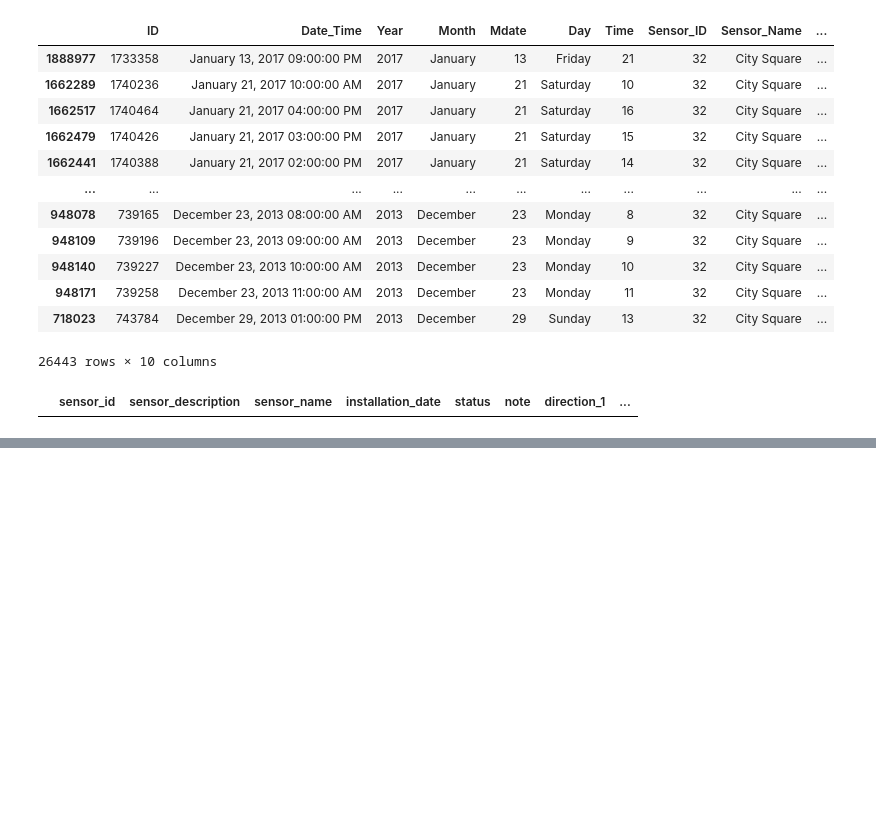
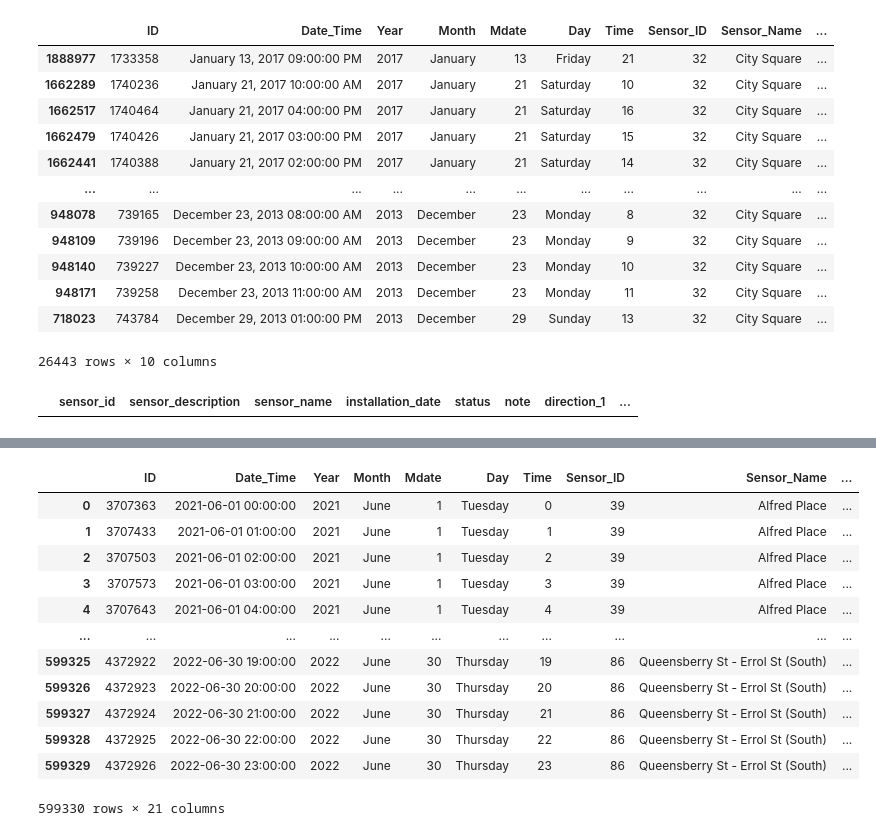
Before and after one commit to thanaboonmu/pedestrian_analysis, a Jupyter notebook: analysis.ipynb, the cells around one changed output, grey strips where cells are left out. Cells and saved outputs as stored; diff of their text form; code cells hidden in the pictures; blank space fills up the shorter version.

```diff
--- a/analysis.ipynb
+++ b/analysis.ipynb
@@ -199,0 +250,18 @@ lockdown_df_mean
+# %%
+past_year_df = active_sensor_df[active_sensor_df.Date_Time >= pd.to_datetime('2021-06-01')].reset_index(drop=True)
+# %%
+past_year_df
+# %% [output]
+|  | ID | Date_Time | Year | Month | Mdate | Day | Time | Sensor_ID | Sensor_Name | ... |
+| 0 | 3707363 | 2021-06-01 00:00:00 | 2021 | June | 1 | Tuesday | 0 | 39 | Alfred Place | ... |
+| 1 | 3707433 | 2021-06-01 01:00:00 | 2021 | June | 1 | Tuesday | 1 | 39 | Alfred Place | ... |
+| 2 | 3707503 | 2021-06-01 02:00:00 | 2021 | June | 1 | Tuesday | 2 | 39 | Alfred Place | ... |
+| 3 | 3707573 | 2021-06-01 03:00:00 | 2021 | June | 1 | Tuesday | 3 | 39 | Alfred Place | ... |
+| 4 | 3707643 | 2021-06-01 04:00:00 | 2021 | June | 1 | Tuesday | 4 | 39 | Alfred Place | ... |
+| ... | ... | ... | ... | ... | ... | ... | ... | ... | ... | ... |
+| 599325 | 4372922 | 2022-06-30 19:00:00 | 2022 | June | 30 | Thursday | 19 | 86 | Queensberry St - Errol St (South) | ... |
+| 599326 | 4372923 | 2022-06-30 20:00:00 | 2022 | June | 30 | Thursday | 20 | 86 | Queensberry St - Errol St (South) | ... |
+| 599327 | 4372924 | 2022-06-30 21:00:00 | 2022 | June | 30 | Thursday | 21 | 86 | Queensberry St - Errol St (South) | ... |
+| 599328 | 4372925 | 2022-06-30 22:00:00 | 2022 | June | 30 | Thursday | 22 | 86 | Queensberry St - Errol St (South) | ... |
+| 599329 | 4372926 | 2022-06-30 23:00:00 | 2022 | June | 30 | Thursday | 23 | 86 | Queensberry St - Errol St (South) | ... |
+599330 rows × 21 columns
```
Also changed, not shown: parts of 27 cells of this notebook.
